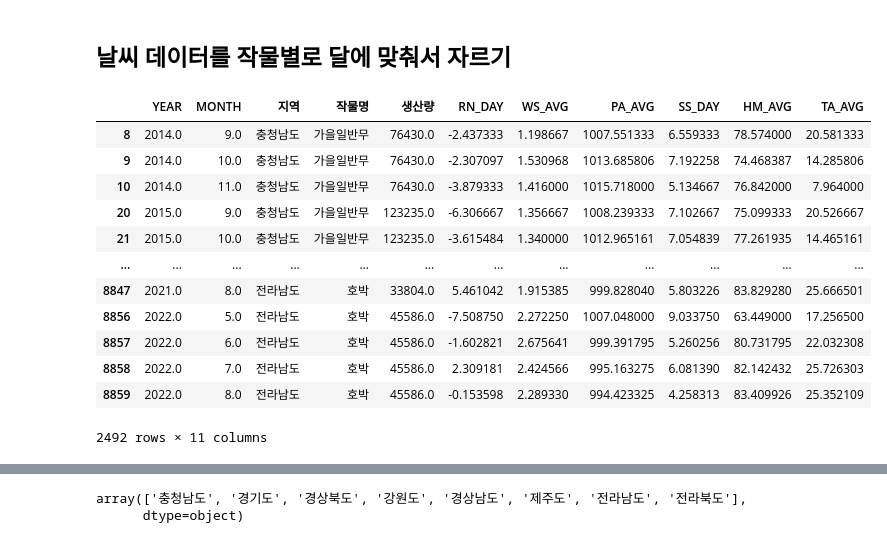
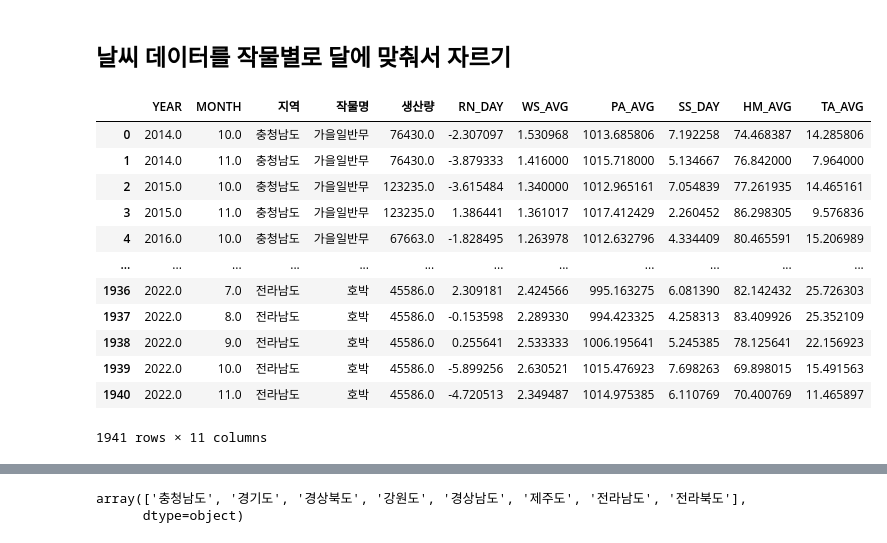
Before and after one commit to Weather-of-Ingredients/ML, a Jupyter notebook: 시계열분석.ipynb, the cells around one changed output, grey strips where cells are left out. Drawn from its saved outputs; the diff is of its cells as text; code cells hidden in the pictures.

```diff
--- a/시계열분석.ipynb
+++ b/시계열분석.ipynb
@@ -54,16 +63,0 @@ filtered_data = pd.concat([filtered_data, filtered])
-# %%
-filtered_data
-# %% [output]
-|  | YEAR | MONTH | 지역 | 작물명 | 생산량 | RN_DAY | WS_AVG | PA_AVG | SS_DAY | HM_AVG | TA_AVG |
-| 8 | 2014.0 | 9.0 | 충청남도 | 가을일반무 | 76430.0 | -2.437333 | 1.198667 | 1007.551333 | 6.559333 | 78.574000 | 20.581333 |
-| 9 | 2014.0 | 10.0 | 충청남도 | 가을일반무 | 76430.0 | -2.307097 | 1.530968 | 1013.685806 | 7.192258 | 74.468387 | 14.285806 |
-| 10 | 2014.0 | 11.0 | 충청남도 | 가을일반무 | 76430.0 | -3.879333 | 1.416000 | 1015.718000 | 5.134667 | 76.842000 | 7.964000 |
-| 20 | 2015.0 | 9.0 | 충청남도 | 가을일반무 | 123235.0 | -6.306667 | 1.356667 | 1008.239333 | 7.102667 | 75.099333 | 20.526667 |
-| 21 | 2015.0 | 10.0 | 충청남도 | 가을일반무 | 123235.0 | -3.615484 | 1.340000 | 1012.965161 | 7.054839 | 77.261935 | 14.465161 |
-| ... | ... | ... | ... | ... | ... | ... | ... | ... | ... | ... | ... |
-| 8847 | 2021.0 | 8.0 | 전라남도 | 호박 | 33804.0 | 5.461042 | 1.915385 | 999.828040 | 5.803226 | 83.829280 | 25.666501 |
-| 8856 | 2022.0 | 5.0 | 전라남도 | 호박 | 45586.0 | -7.508750 | 2.272250 | 1007.048000 | 9.033750 | 63.449000 | 17.256500 |
-| 8857 | 2022.0 | 6.0 | 전라남도 | 호박 | 45586.0 | -1.602821 | 2.675641 | 999.391795 | 5.260256 | 80.731795 | 22.032308 |
-| 8858 | 2022.0 | 7.0 | 전라남도 | 호박 | 45586.0 | 2.309181 | 2.424566 | 995.163275 | 6.081390 | 82.142432 | 25.726303 |
-| 8859 | 2022.0 | 8.0 | 전라남도 | 호박 | 45586.0 | -0.153598 | 2.289330 | 994.423325 | 4.258313 | 83.409926 | 25.352109 |
-2492 rows × 11 columns
@@ -69,0 +66,41 @@ filtered_data
+# %%
+for index, row in crop.iterrows():
+    crop_name = row['작물명']
+    region = row['지역']
+    planting_month = row['파종기']
+    harvest_month = row['수확기']
+
+    filtered = weather_prod[
+        (weather_prod['작물명'] == crop_name) &
+        (weather_prod['지역'] == region)
+    ]
+
+    if planting_month <= harvest_month:
+        filtered = filtered[
+            (filtered['MONTH'] >= planting_month) &
+            (filtered['MONTH'] <= harvest_month)
+        ]
+    else:
+        filtered = filtered[
+            (filtered['MONTH'] >= planting_month) |
+            (filtered['MONTH'] <= harvest_month)
+        ]
+
+    # Concatenate the filtered data to the filtered_data DataFrame
+    filtered_data = pd.concat([filtered_data, filtered], ignore_index=True)
+
+filtered_data
+# %% [output]
+|  | YEAR | MONTH | 지역 | 작물명 | 생산량 | RN_DAY | WS_AVG | PA_AVG | SS_DAY | HM_AVG | TA_AVG |
+| 0 | 2014.0 | 10.0 | 충청남도 | 가을일반무 | 76430.0 | -2.307097 | 1.530968 | 1013.685806 | 7.192258 | 74.468387 | 14.285806 |
+| 1 | 2014.0 | 11.0 | 충청남도 | 가을일반무 | 76430.0 | -3.879333 | 1.416000 | 1015.718000 | 5.134667 | 76.842000 | 7.964000 |
+| 2 | 2015.0 | 10.0 | 충청남도 | 가을일반무 | 123235.0 | -3.615484 | 1.340000 | 1012.965161 | 7.054839 | 77.261935 | 14.465161 |
+| 3 | 2015.0 | 11.0 | 충청남도 | 가을일반무 | 123235.0 | 1.386441 | 1.361017 | 1017.412429 | 2.260452 | 86.298305 | 9.576836 |
+| 4 | 2016.0 | 10.0 | 충청남도 | 가을일반무 | 67663.0 | -1.828495 | 1.263978 | 1012.632796 | 4.334409 | 80.465591 | 15.206989 |
+| ... | ... | ... | ... | ... | ... | ... | ... | ... | ... | ... | ... |
+| 1936 | 2022.0 | 7.0 | 전라남도 | 호박 | 45586.0 | 2.309181 | 2.424566 | 995.163275 | 6.081390 | 82.142432 | 25.726303 |
+| 1937 | 2022.0 | 8.0 | 전라남도 | 호박 | 45586.0 | -0.153598 | 2.289330 | 994.423325 | 4.258313 | 83.409926 | 25.352109 |
+| 1938 | 2022.0 | 9.0 | 전라남도 | 호박 | 45586.0 | 0.255641 | 2.533333 | 1006.195641 | 5.245385 | 78.125641 | 22.156923 |
+| 1939 | 2022.0 | 10.0 | 전라남도 | 호박 | 45586.0 | -5.899256 | 2.630521 | 1015.476923 | 7.698263 | 69.898015 | 15.491563 |
+| 1940 | 2022.0 | 11.0 | 전라남도 | 호박 | 45586.0 | -4.720513 | 2.349487 | 1014.975385 | 6.110769 | 70.400769 | 11.465897 |
+1941 rows × 11 columns
```
Also changed, not shown: parts of 24 cells of this notebook, 3 other files.
